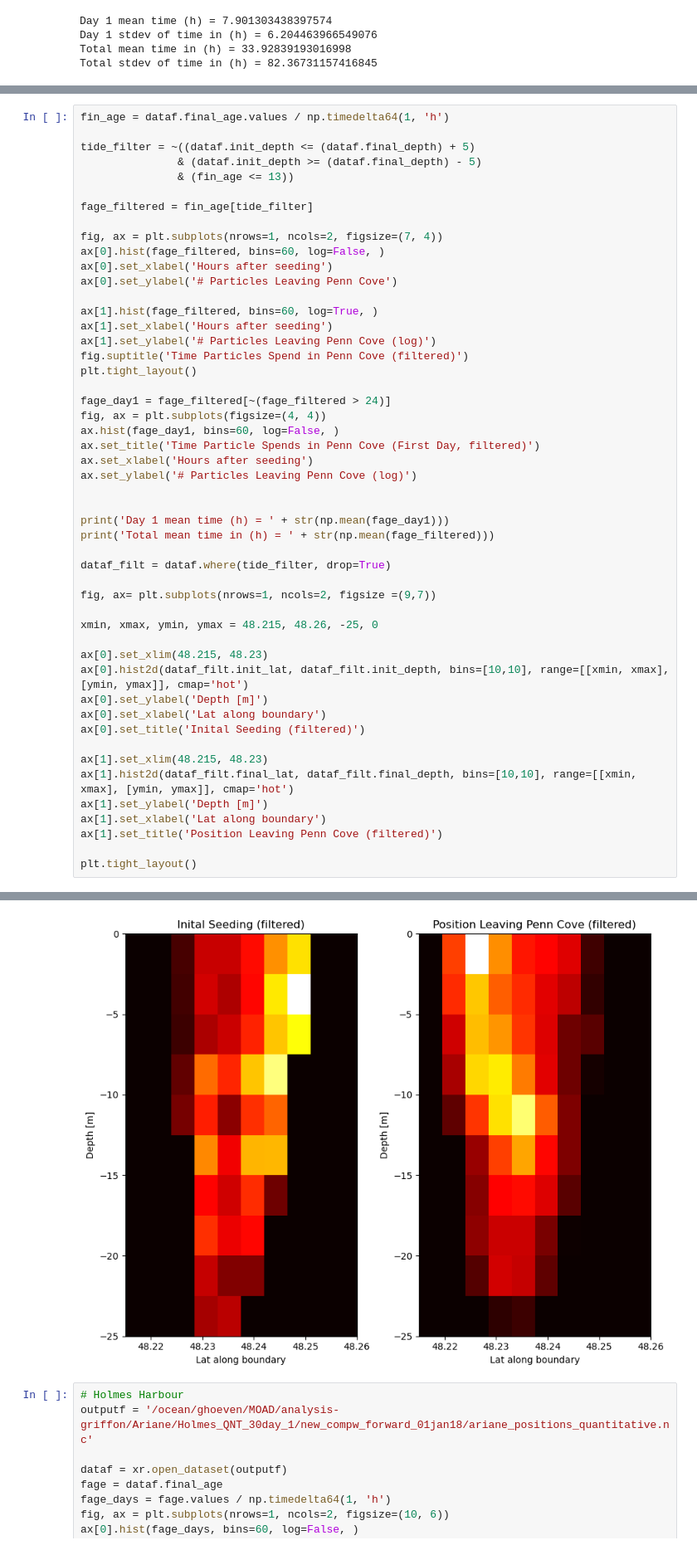
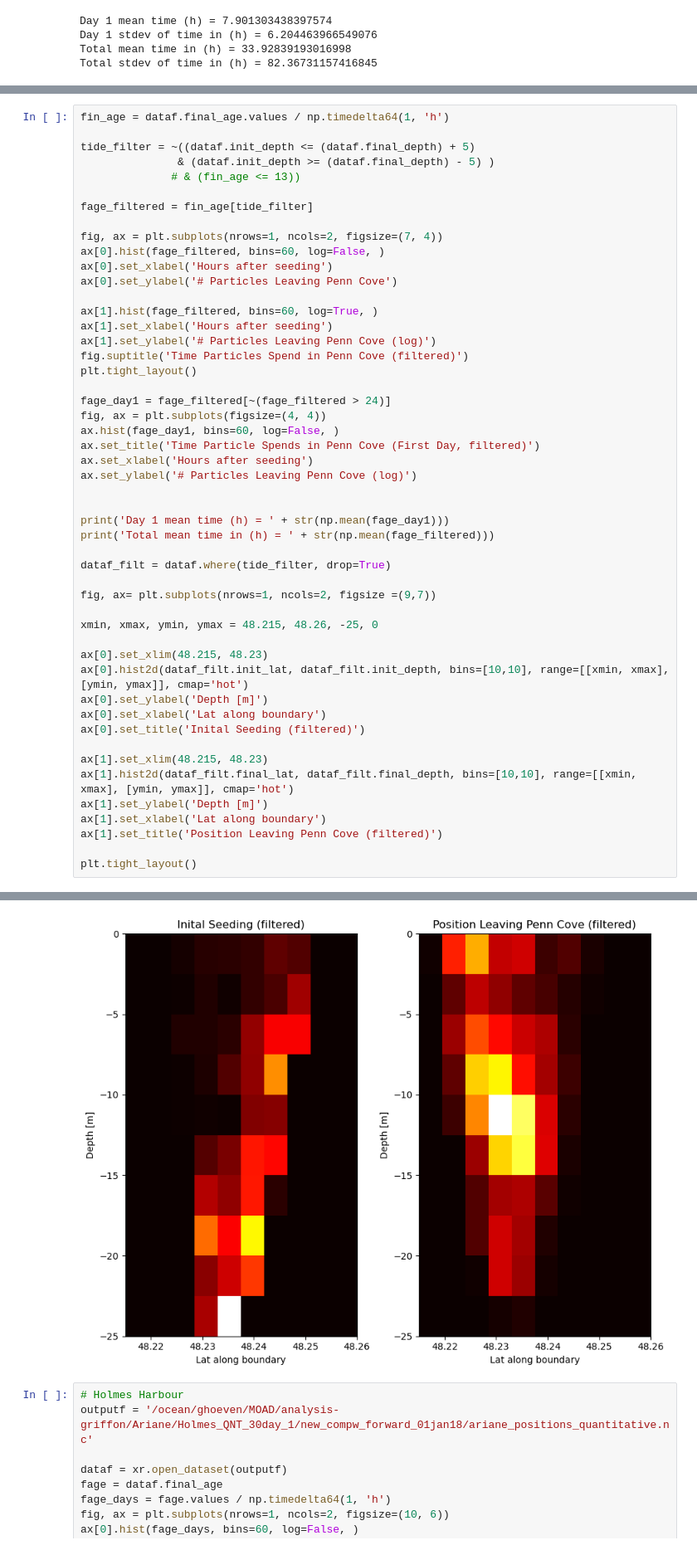
Before and after one commit to SalishSeaCast/analysis-griffon, a Jupyter notebook: notebooks/PennCovePlot.ipynb, the cells around one changed output, grey strips where cells are left out. Shown at 83% size. Drawn from its saved outputs; the diff is of its cells as text.

```diff
--- a/notebooks/PennCovePlot.ipynb
+++ b/notebooks/PennCovePlot.ipynb
@@ -123,8 +123,8 @@ Total stdev of time (bottom 10m start and end) in (h) = 59.921194882289136
 fin_age = dataf.final_age.values / np.timedelta64(1, 'h')
 
 tide_filter = ~((dataf.init_depth <= (dataf.final_depth) + 5)
-               & (dataf.init_depth >= (dataf.final_depth) - 5)
-               & (fin_age <= 13))
+               & (dataf.init_depth >= (dataf.final_depth) - 5) )
+              # & (fin_age <= 13))
 
 fage_filtered = fin_age[tide_filter]
 
@@ -177,4 +177,4 @@ Total mean time in (h) = 75.78208602194987
-[figure, old version]
+[figure, new version]
 # %%
 # Holmes Harbour
 outputf = '/ocean/ghoeven/MOAD/analysis-griffon/Ariane/Holmes_QNT_30day_1/new_compw_forward_01jan18/ariane_positions_quantitative.nc'
```
Also changed, not shown: parts of 2 cells of this notebook, 10 other files.
